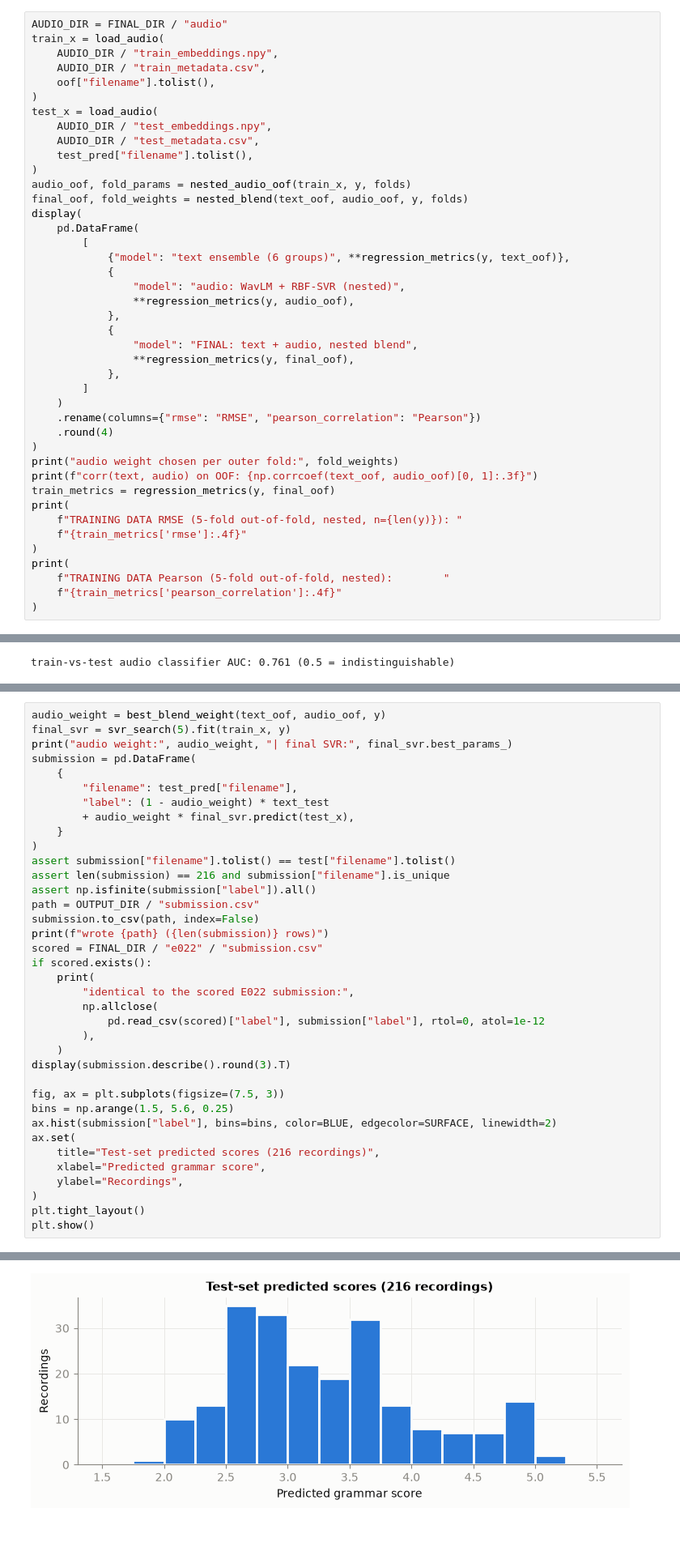
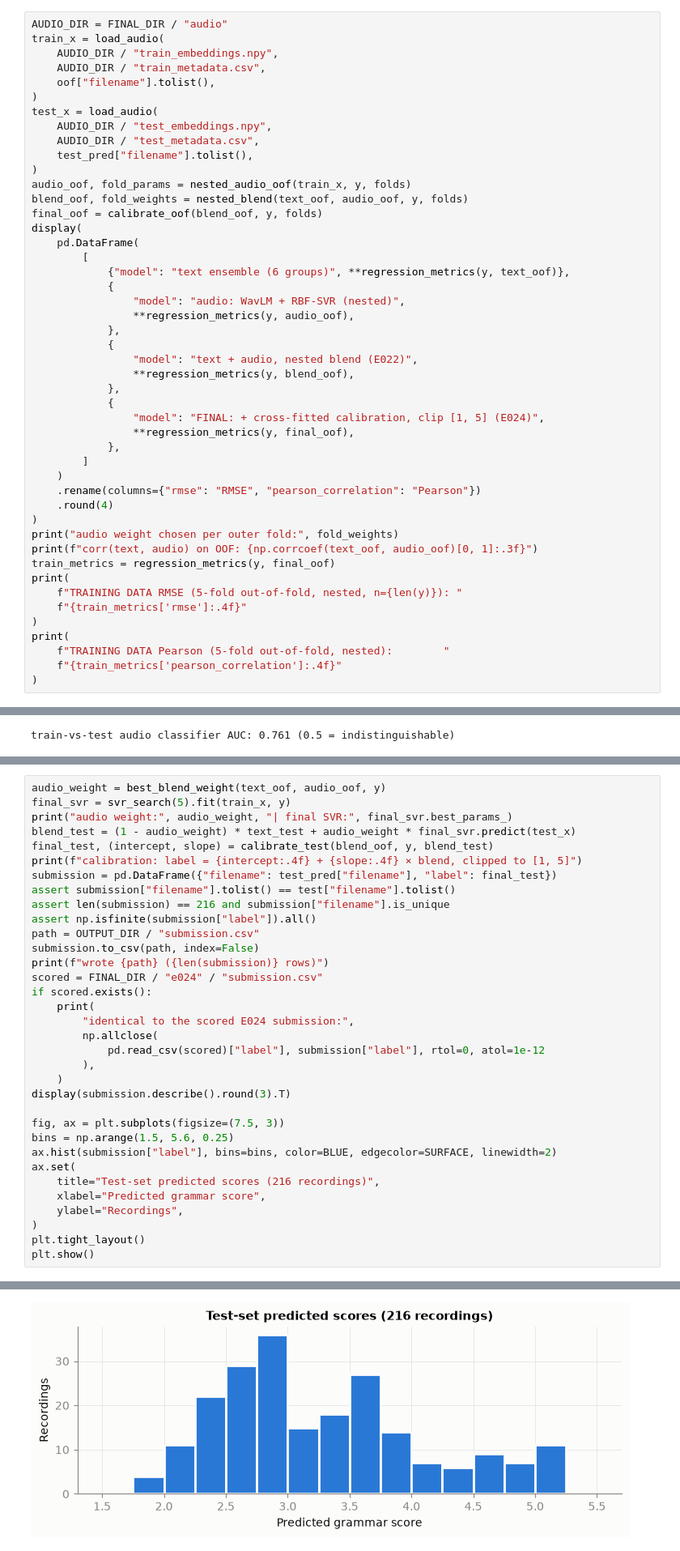
Before and after one commit to lijoraju/grammar-scoring, a Jupyter notebook: notebooks/03_final_submission.ipynb, the cells around one changed output, grey strips where cells are left out. Shown at 81% size. Drawn from its saved outputs; the diff is of its cells as text.

```diff
--- a/notebooks/03_final_submission.ipynb
+++ b/notebooks/03_final_submission.ipynb
@@ -383,7 +391,8 @@ test_x = load_audio(
     test_pred["filename"].tolist(),
 )
 audio_oof, fold_params = nested_audio_oof(train_x, y, folds)
-final_oof, fold_weights = nested_blend(text_oof, audio_oof, y, folds)
+blend_oof, fold_weights = nested_blend(text_oof, audio_oof, y, folds)
+final_oof = calibrate_oof(blend_oof, y, folds)
 display(
     pd.DataFrame(
         [
@@ -393,7 +402,11 @@ display(
                 **regression_metrics(y, audio_oof),
             },
             {
-                "model": "FINAL: text + audio, nested blend",
+                "model": "text + audio, nested blend (E022)",
+                **regression_metrics(y, blend_oof),
+            },
+            {
+                "model": "FINAL: + cross-fitted calibration, clip [1, 5] (E024)",
                 **regression_metrics(y, final_oof),
             },
         ]
@@ -657,23 +681,20 @@ public leaderboard (0.3605).
 audio_weight = best_blend_weight(text_oof, audio_oof, y)
 final_svr = svr_search(5).fit(train_x, y)
 print("audio weight:", audio_weight, "| final SVR:", final_svr.best_params_)
-submission = pd.DataFrame(
-    {
-        "filename": test_pred["filename"],
-        "label": (1 - audio_weight) * text_test
-        + audio_weight * final_svr.predict(test_x),
-    }
-)
+blend_test = (1 - audio_weight) * text_test + audio_weight * final_svr.predict(test_x)
+final_test, (intercept, slope) = calibrate_test(blend_oof, y, blend_test)
+print(f"calibration: label = {intercept:.4f} + {slope:.4f} × blend, clipped to [1, 5]")
+submission = pd.DataFrame({"filename": test_pred["filename"], "label": final_test})
 assert submission["filename"].tolist() == test["filename"].tolist()
 assert len(submission) == 216 and submission["filename"].is_unique
 assert np.isfinite(submission["label"]).all()
 path = OUTPUT_DIR / "submission.csv"
 submission.to_csv(path, index=False)
 print(f"wrote {path} ({len(submission)} rows)")
-scored = FINAL_DIR / "e022" / "submission.csv"
+scored = FINAL_DIR / "e024" / "submission.csv"
 if scored.exists():
     print(
-        "identical to the scored E022 submission:",
+        "identical to the scored E024 submission:",
         np.allclose(
             pd.read_csv(scored)["label"], submission["label"], rtol=0, atol=1e-12
         ),
@@ -699,4 +721,4 @@ identical to the scored E022 submission: True
-[figure, old version]
+[figure, new version]
 # %% [markdown]
 ## 11. Limitations and next steps
 
```
Also changed, not shown: parts of 13 cells of this notebook, 4 other files.
